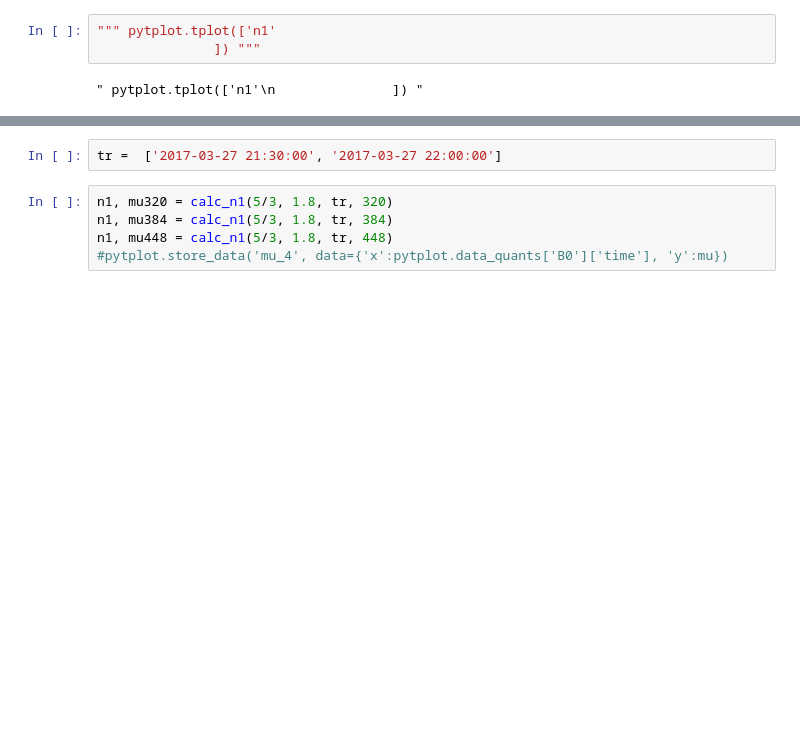
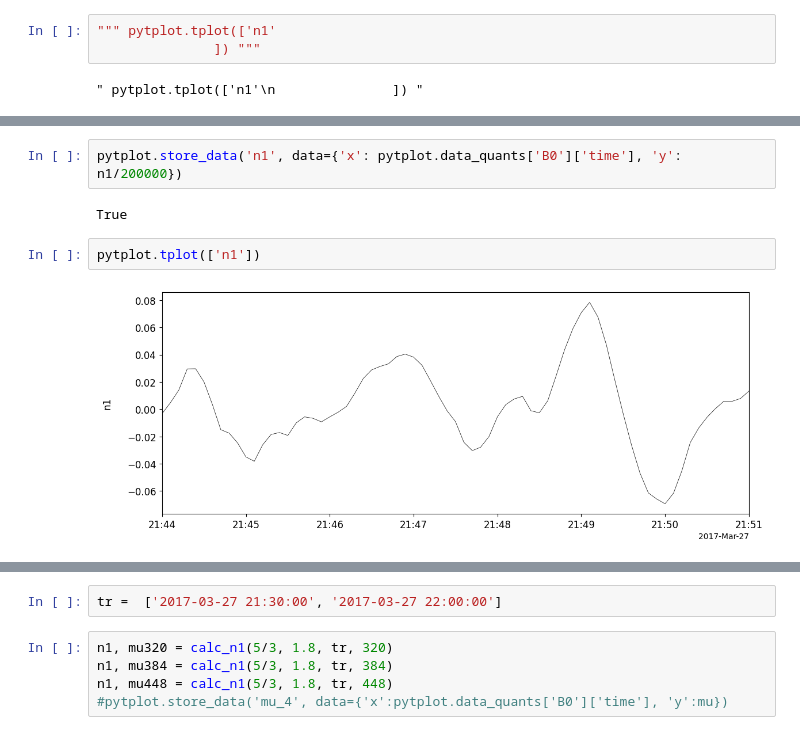
Before and after one commit to JackKTachi/duct_analysis, a Jupyter notebook: basic/density1analysis.ipynb, the cells around one changed output, grey strips where cells are left out. Drawn from its saved outputs; the diff is of its cells as text; blank space fills up the shorter version.

```diff
--- a/basic/density1analysis.ipynb
+++ b/basic/density1analysis.ipynb
@@ -99,3 +137,11 @@ pytplot.store_data('N', data={'x': pytplot.data_quants['B0']['time'], 'y': 2*1e6
+# %%
+pytplot.store_data('n1', data={'x': pytplot.data_quants['B0']['time'], 'y': n1/200000})
+# %% [output]
+True
+# %%
+pytplot.tplot(['n1'])
+# %% [output]
+[figure, added]
 # %%
 beta = [2, 3, 4, 5, 6, 7, 8, 9, 10]
 tr =  ['2017-03-27 21:30:00', '2017-03-27 22:00:00']
```
Also changed, not shown: parts of 10 cells of this notebook, 2 other files.
